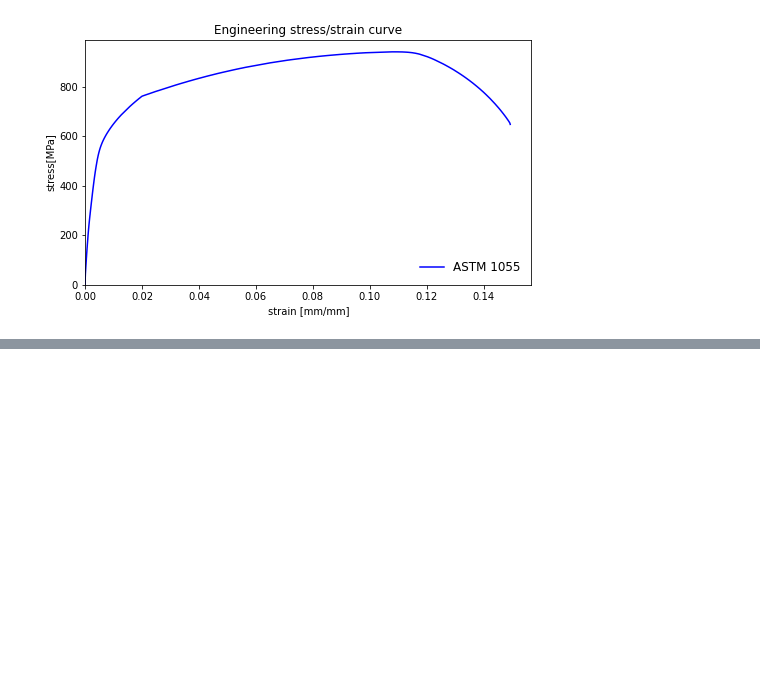
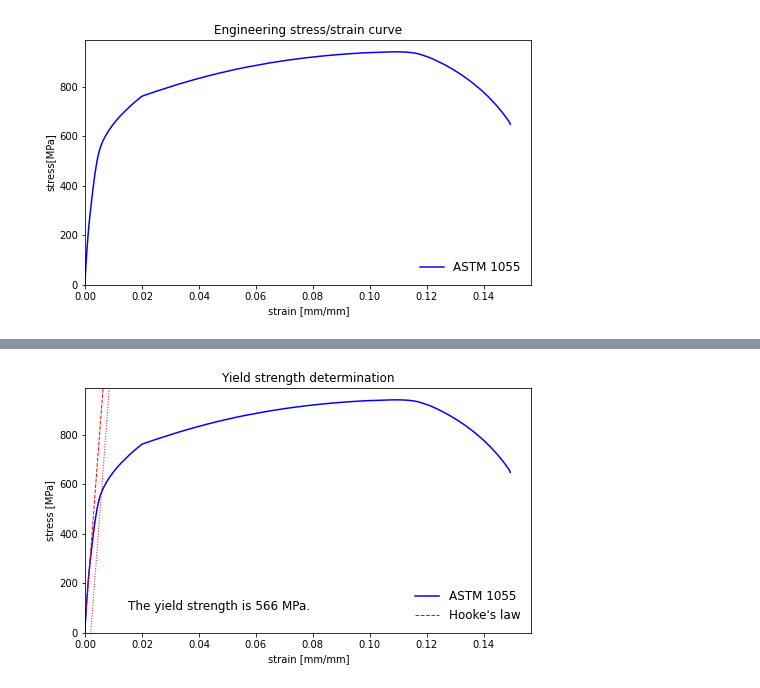
Before and after one commit to pedrodamas0803/mechtest_ufmg, a Jupyter notebook: docs/demo.ipynb, the cells around one changed output, grey strips where cells are left out. Cells and saved outputs as stored; diff of their text form; code cells hidden in the pictures; blank space fills up the shorter version.

```diff
--- a/docs/demo.ipynb
+++ b/docs/demo.ipynb
@@ -90,0 +93,4 @@ steel1.plot_conventional_curve(save=True)
+# %%
+steel1.plot_yielding()
+# %% [output]
+[figure, added]
```
Also changed, not shown: parts of 11 cells of this notebook, 1 other file.
